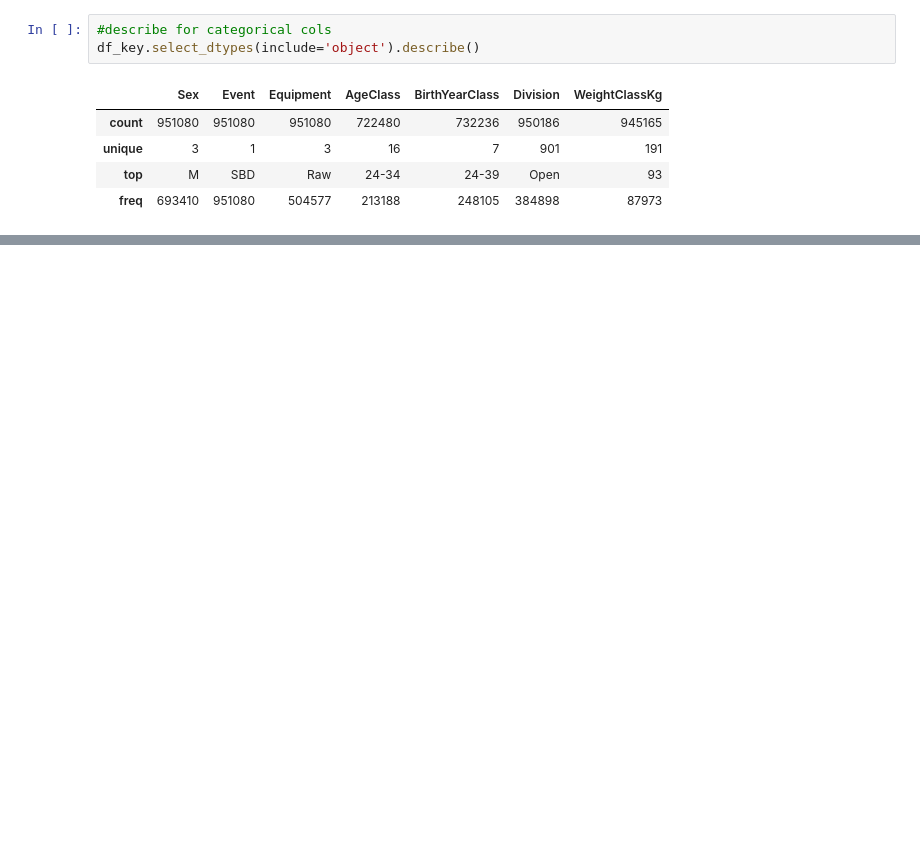
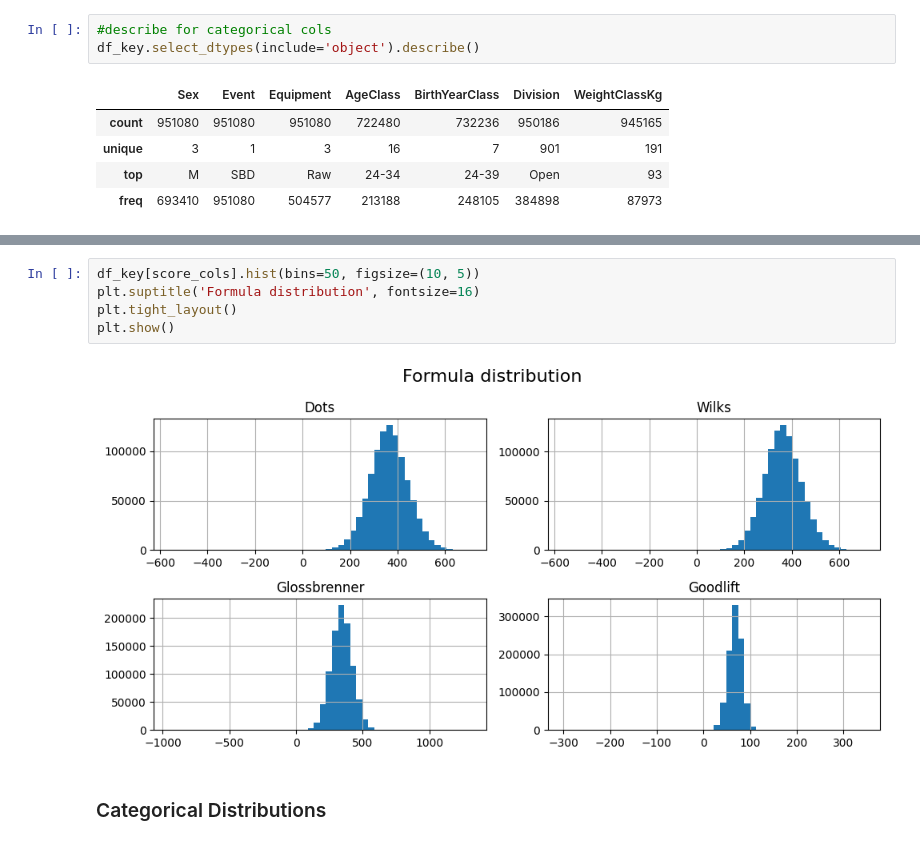
Before and after one commit to Husain-Althagafi/OpenIPF-Analysis, a Jupyter notebook: main.ipynb, the cells around one changed output, grey strips where cells are left out. Saved outputs shown, nothing was run; the diff lists cells and outputs as text; blank space fills up the shorter version.

```diff
--- a/main.ipynb
+++ b/main.ipynb
@@ -633,0 +657,9 @@ df_key.select_dtypes(include='object').describe()
+# %%
+df_key[score_cols].hist(bins=50, figsize=(10, 5))
+plt.suptitle('Formula distribution', fontsize=16)
+plt.tight_layout()
+plt.show()
+# %% [output]
+[figure, added]
+# %% [markdown]
+### Categorical Distributions
```
Also changed, not shown: parts of 4 cells of this notebook.
